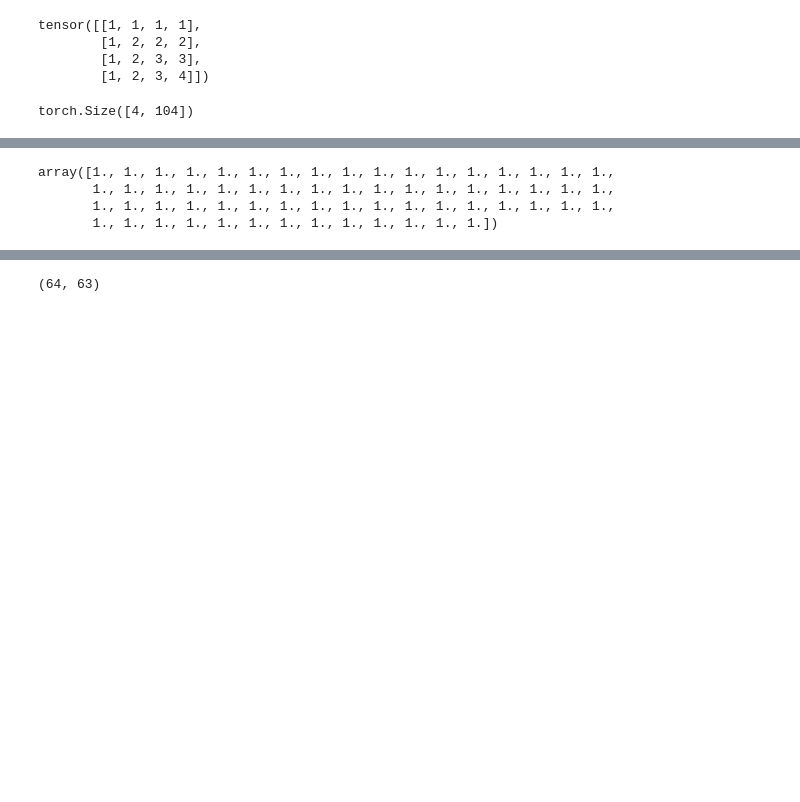
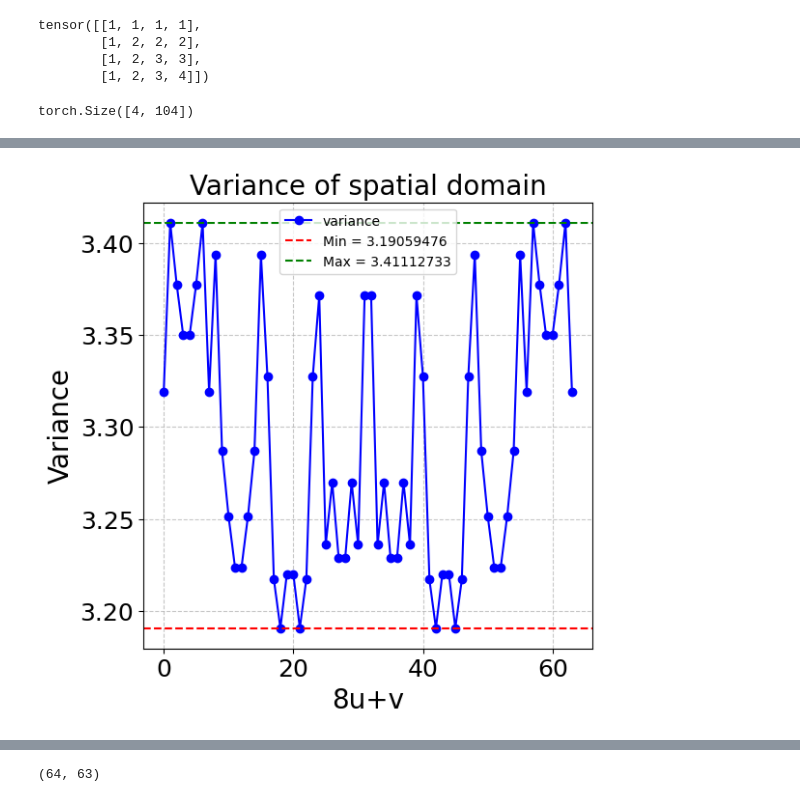
Before and after one commit to xiaonengmiao/Paligemma, a Jupyter notebook: test.ipynb, the cells around one changed output, grey strips where cells are left out. Drawn from its saved outputs; the diff is of its cells as text; code cells hidden in the pictures; blank space fills up the shorter version.

```diff
--- a/test.ipynb
+++ b/test.ipynb
@@ -52,7 +96,40 @@ M = idct_64_matrix()
 # %%
-M.sum(0)
+
+import matplotlib.pyplot as plt
+
+# Example data points
+x = range(64)
+y = [3.31907817, 3.41112733, 3.3775552 , 3.34999595, 3.34999595,
+       3.3775552 , 3.41112733, 3.31907817, 3.39373921, 3.28684876,
+       3.25159648, 3.22361342, 3.22361342, 3.25159648, 3.28684876,
+       3.39373921, 3.32768714, 3.21700527, 3.19059476, 3.22001794,
+       3.22001794, 3.19059476, 3.21700527, 3.32768714, 3.37151381,
+       3.23593354, 3.26992767, 3.22867374, 3.22867374, 3.26992767,
+       3.23593354, 3.37151381, 3.37151381, 3.23593354, 3.26992767,
+       3.22867374, 3.22867374, 3.26992767, 3.23593354, 3.37151381,
+       3.32768714, 3.21700527, 3.19059476, 3.22001794, 3.22001794,
+       3.19059476, 3.21700527, 3.32768714, 3.39373921, 3.28684876,
+       3.25159648, 3.22361342, 3.22361342, 3.25159648, 3.28684876,
+       3.39373921, 3.31907817, 3.41112733, 3.3775552 , 3.34999595,
+       3.34999595, 3.3775552 , 3.41112733, 3.31907817]
+
+y_min = min(y)
+y_max = max(y)
+
+plt.figure(figsize=(6, 6))
+plt.plot(x, y, marker="o", color="blue", label="variance")
+plt.axhline(y=y_min, color="red", linestyle="--", label=f"Min = {y_min}")
+plt.axhline(y=y_max, color="green", linestyle="--", label=f"Max = {y_max}")
+plt.title(f"Variance of spatial domain", fontsize=20)
+plt.xlabel("8u+v", fontsize=20)
+plt.ylabel("Variance", fontsize=20)
+plt.tick_params(axis='x', labelsize=18)  # 横轴字号
+plt.tick_params(axis='y', labelsize=18)  # 纵轴字号
+# plt.ylim(0, 6)  # Set y-axis range
+# plt.xlim(-100, 100)  # Set y-axis range
+plt.savefig("var.png", dpi=300, bbox_inches="tight")
+plt.grid(True, linestyle="--", alpha=0.7)
+plt.legend()
+plt.show()
 # %% [output]
-array([1., 1., 1., 1., 1., 1., 1., 1., 1., 1., 1., 1., 1., 1., 1., 1., 1.,
-       1., 1., 1., 1., 1., 1., 1., 1., 1., 1., 1., 1., 1., 1., 1., 1., 1.,
-       1., 1., 1., 1., 1., 1., 1., 1., 1., 1., 1., 1., 1., 1., 1., 1., 1.,
-       1., 1., 1., 1., 1., 1., 1., 1., 1., 1., 1., 1., 1.])
+[figure, added]
```
Also changed, not shown: parts of 13 cells of this notebook, 8 other files.
